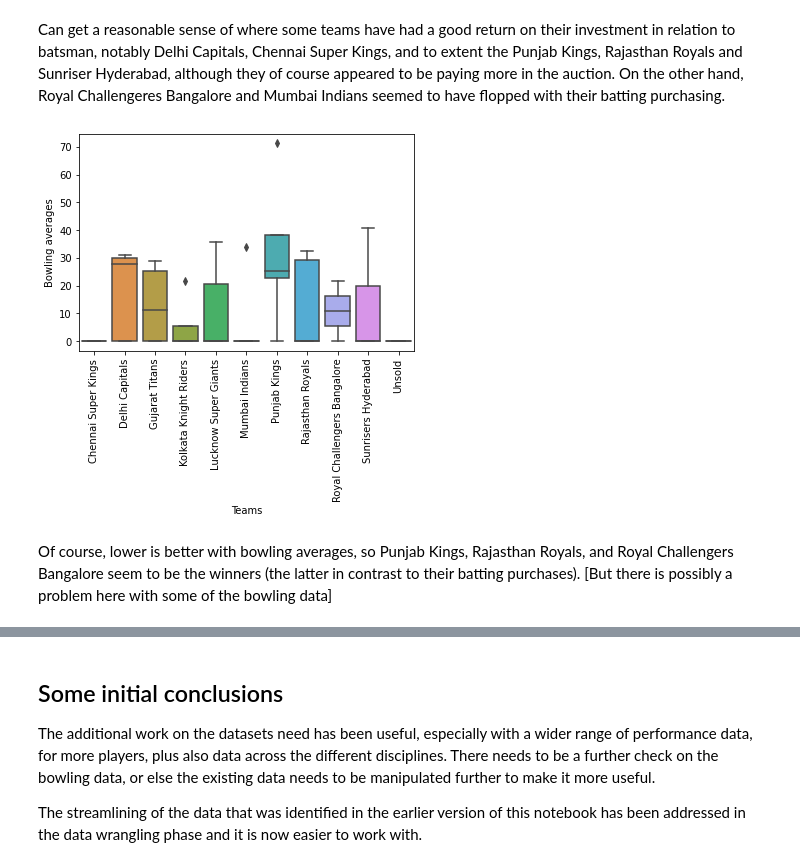
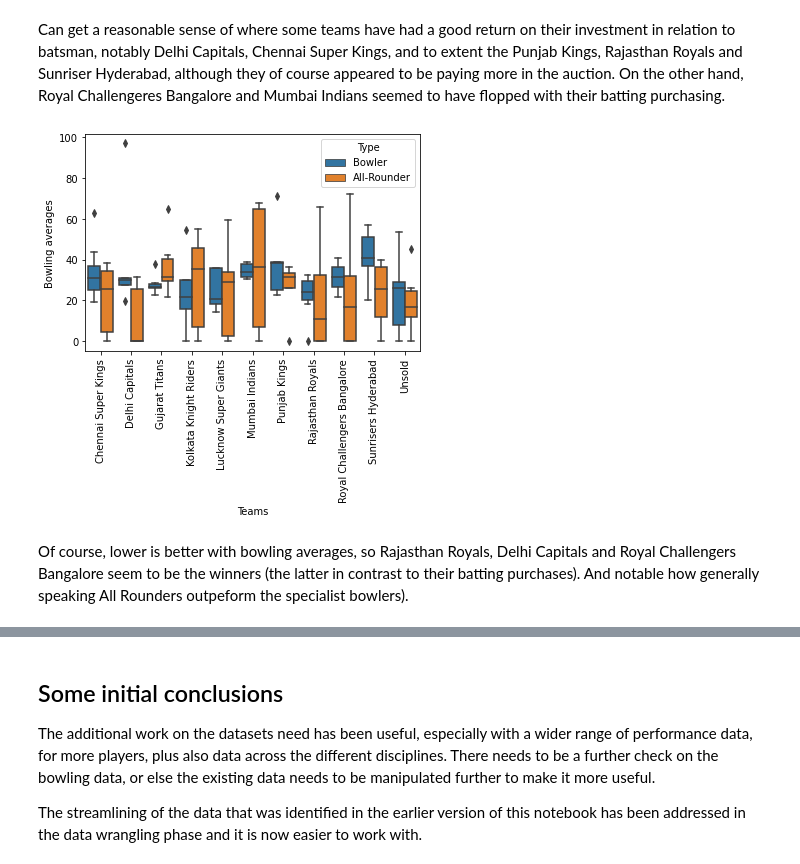
Before and after one commit to JonnyPearce/SpringboardCapstone2, a Jupyter notebook: Notebooks/Capstone2_CricketProject_ExploratoryDataAnalysis_JonnyPearce_Feb2023.ipynb, the cells around one changed output, grey strips where cells are left out. Cells and saved outputs as stored; diff of their text form; code cells hidden in the pictures.

```diff
--- a/Notebooks/Capstone2_CricketProject_ExploratoryDataAnalysis_JonnyPearce_Feb2023.ipynb
+++ b/Notebooks/Capstone2_CricketProject_ExploratoryDataAnalysis_JonnyPearce_Feb2023.ipynb
@@ -571,17 +555,17 @@ plt.show()
 # %% [markdown]
 Can get a reasonable sense of where some teams have had a good return on their investment in relation to batsman, notably Delhi Capitals, Chennai Super Kings, and to extent the Punjab Kings, Rajasthan Royals and Sunriser Hyderabad, although they  of course appeared to be paying more in the auction. On the other hand, Royal Challengeres Bangalore and Mumbai Indians seemed to have flopped with their batting purchasing.
 # %%
-#Repeat above but for bowlers
-Bowlers = IPLPriceNPerf21_22.loc[IPLPriceNPerf21_22['Type']=='Bowler']
-g=sns.boxplot(data=Bowlers, x='Team', y='Bowl_Avg_21_22')
+#Repeat above but for bowlers, inc All Rounders
+BowlersAR = IPLPriceNPerf21_22[IPLPriceNPerf21_22['Type'].isin(['Bowler', 'All-Rounder'])]
+g=sns.boxplot(data=BowlersAR, x='Team', y='Bowl_Avg_21_22', hue='Type')
 plt.xlabel("Teams")
 plt.xticks(rotation=90)
 plt.ylabel("Bowling averages")
 plt.show()
 # %% [output]
-[figure, old version]
+[figure, new version]
 # %% [markdown]
-Of course, lower is better with bowling averages, so Punjab Kings, Rajasthan Royals, and Royal Challengers Bangalore seem to be the winners (the latter in contrast to their batting purchases). [But there is possibly a problem here with some of the bowling data]
+Of course, lower is better with bowling averages, so Rajasthan Royals, Delhi Capitals and Royal Challengers Bangalore seem to be the winners (the latter in contrast to their batting purchases). And notable how generally speaking All Rounders outpeform the specialist bowlers).
 # %%
 #Histogram of batting averages
 fig, ax = plt.subplots()
```
Also changed, not shown: parts of 32 cells of this notebook.
